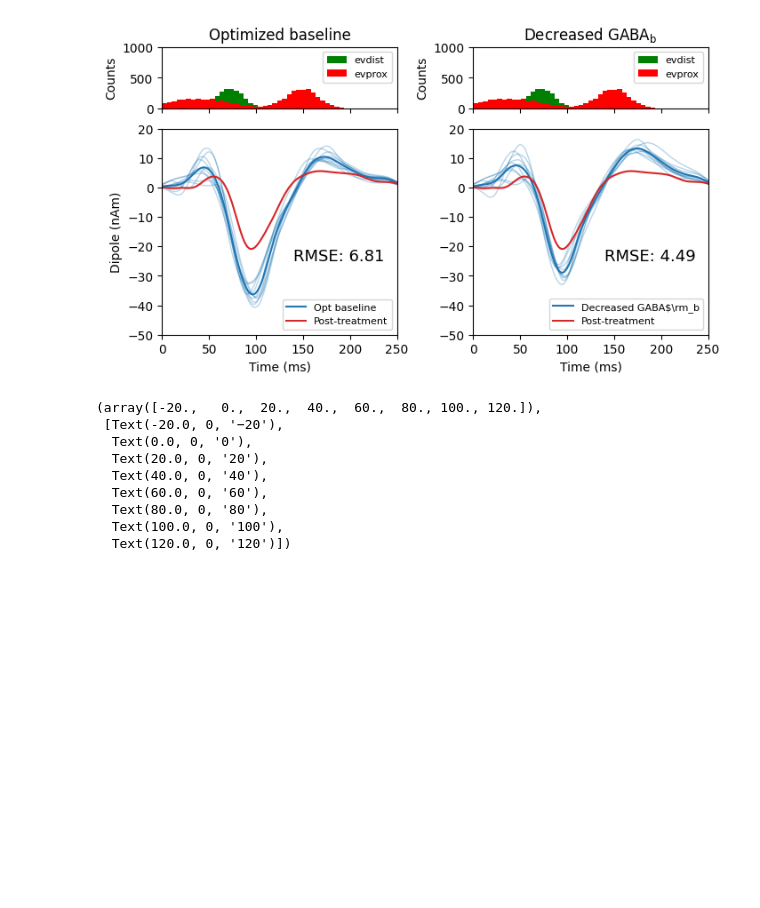
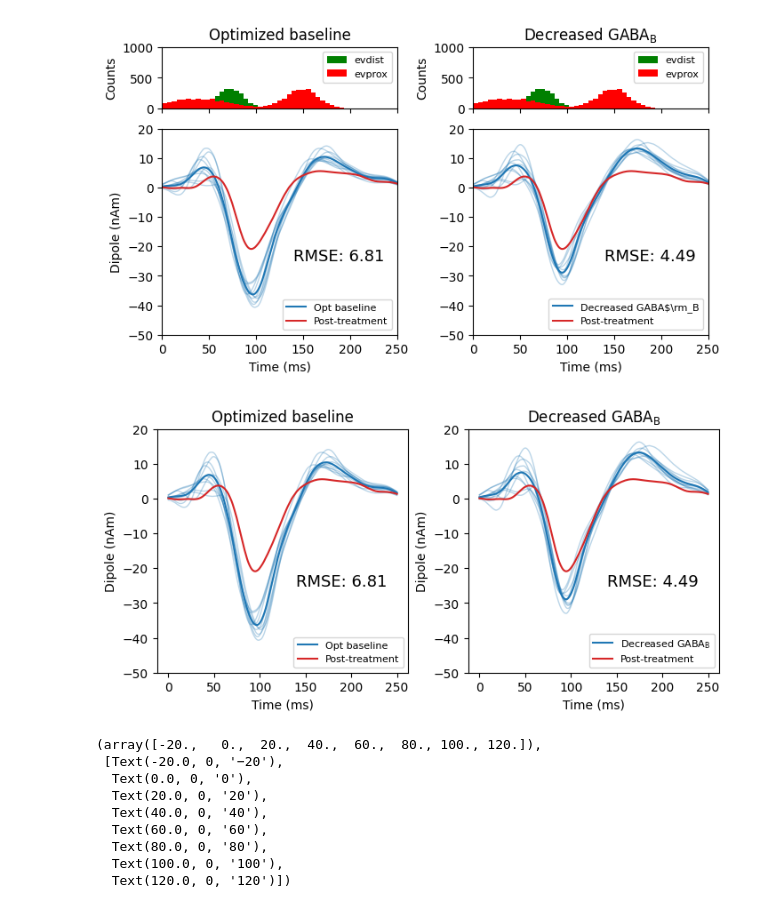
Before and after one commit to ntolley/hnn_jove, a Jupyter notebook: notebooks/posttreatment_optimization_figure.ipynb, the cells around one changed output. Drawn from its saved outputs; the diff is of its cells as text; code cells hidden in the pictures; blank space fills up the shorter version.

```diff
--- a/notebooks/posttreatment_optimization_figure.ipynb
+++ b/notebooks/posttreatment_optimization_figure.ipynb
@@ -146,8 +146,8 @@ fig, axes = plt.subplots(2, 2, sharex=True, figsize=(7, 4), height_ratios=(0.3,
 
 smooth_window = 40
 scale_factor_list = [1000, 1000]
-net_names = ['Optimized baseline', 'Decreased GABA$\\rm_b$']
-sim_titles = ['Opt baseline', 'Decreased GABA$\\rm_b']
+net_names = ['Optimized baseline', 'Decreased GABA$\\rm_B$']
+sim_titles = ['Opt baseline', 'Decreased GABA$\\rm_B']
 for col_idx in range(2):
     dpl_plot = [dpl_trial.copy().smooth(smooth_window).scale(scale_factor_list[col_idx]).data['agg'] for dpl_trial in dpl_list[col_idx]]
 
@@ -168,9 +168,37 @@ for col_idx in range(2):
     axes[1, col_idx].legend(loc='lower right', fontsize=8)
 
 _ = axes[1, 0].set_ylabel('Dipole (nAm)')
-plt.savefig('../figures/posttreatment_optimization_sequence.svg')
+# plt.savefig('../figures/posttreatment_optimization_sequence_with_hist.svg')
 # %% [output]
 [figure]
+# %%
+fig, axes = plt.subplots(1, 2, sharex=True, figsize=(7, 3.5),
+                         constrained_layout=True)
+
+smooth_window = 40
+scale_factor_list = [1000, 1000]
+net_names = ['Optimized baseline', 'Decreased GABA$\\rm_B$']
+sim_titles = ['Opt baseline', 'Decreased GABA$\\rm_B$']
+for col_idx in range(2):
+    dpl_plot = [dpl_trial.copy().smooth(smooth_window).scale(scale_factor_list[col_idx]).data['agg'] for dpl_trial in dpl_list[col_idx]]
+
+    axes[col_idx].set_title(net_names[col_idx])
+
+    axes[col_idx].plot(times, np.array(dpl_plot).T, color='C0', alpha=0.3, linewidth=1)
+    avg_dpl = np.mean(dpl_plot, axis=0)
+    axes[col_idx].plot(times, avg_dpl, color='C0', label=sim_titles[col_idx])
+    axes[col_idx].plot(times, biomarker_dpl, color='C3', label='Post-treatment')
+
+    rmse = np.sqrt(np.mean((avg_dpl - biomarker_dpl) ** 2))
+    axes[col_idx].set_ylim(-50, 20)
+    axes[col_idx].set_xlabel('Time (ms)')
+    axes[col_idx].text(140, -25, f'RMSE: {rmse:.2f}', fontsize=13)
+    axes[col_idx].legend(loc='lower right', fontsize=8)
+
+    _ = axes[col_idx].set_ylabel('Dipole (nAm)')
+plt.savefig('../figures/posttreatment_optimization_sequence.svg')
+# %% [output]
+[figure, added]
 # %%
 labelsize=13
 ticksize = 10
```
Also changed, not shown: 1 other file.
